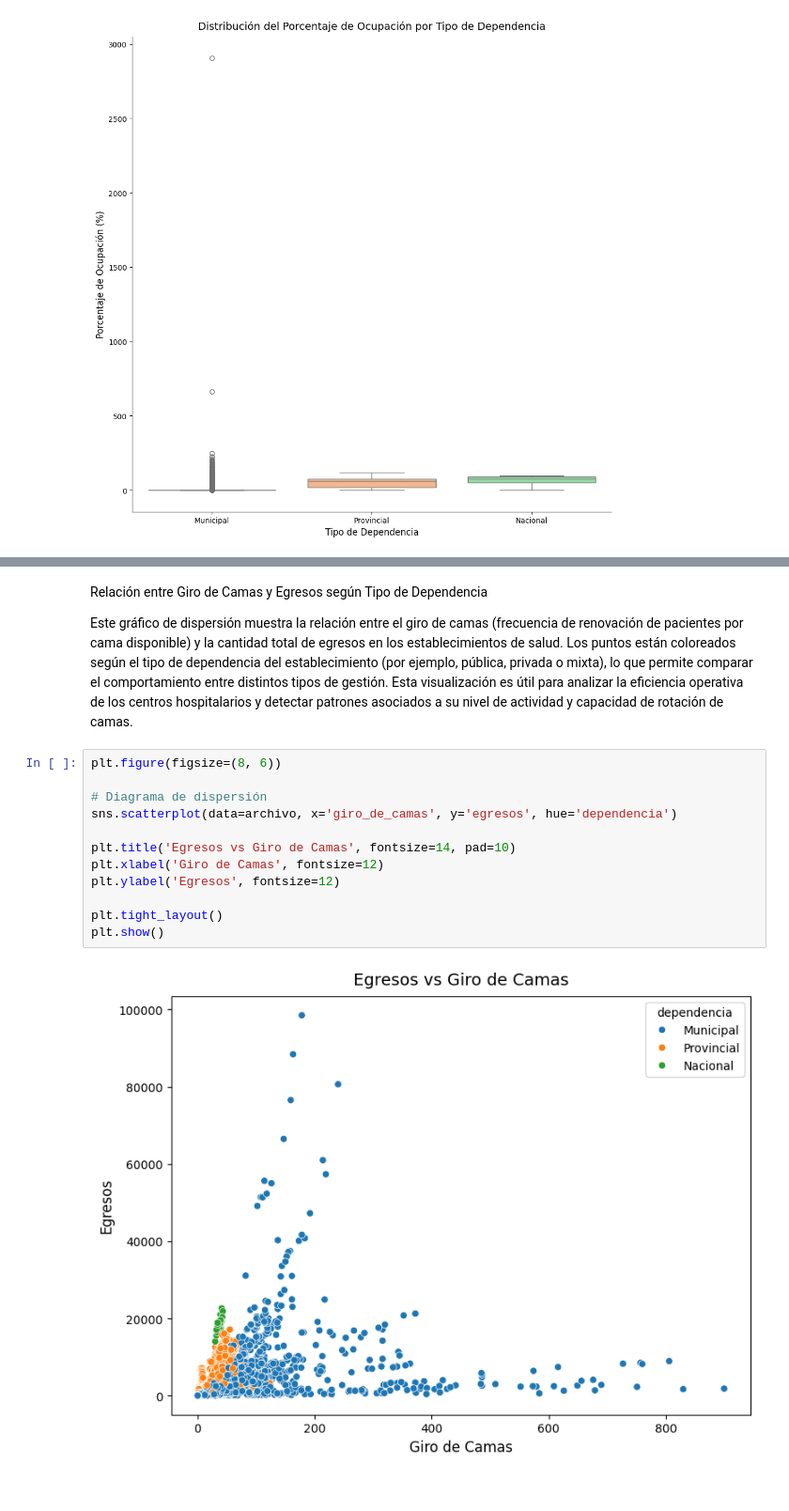
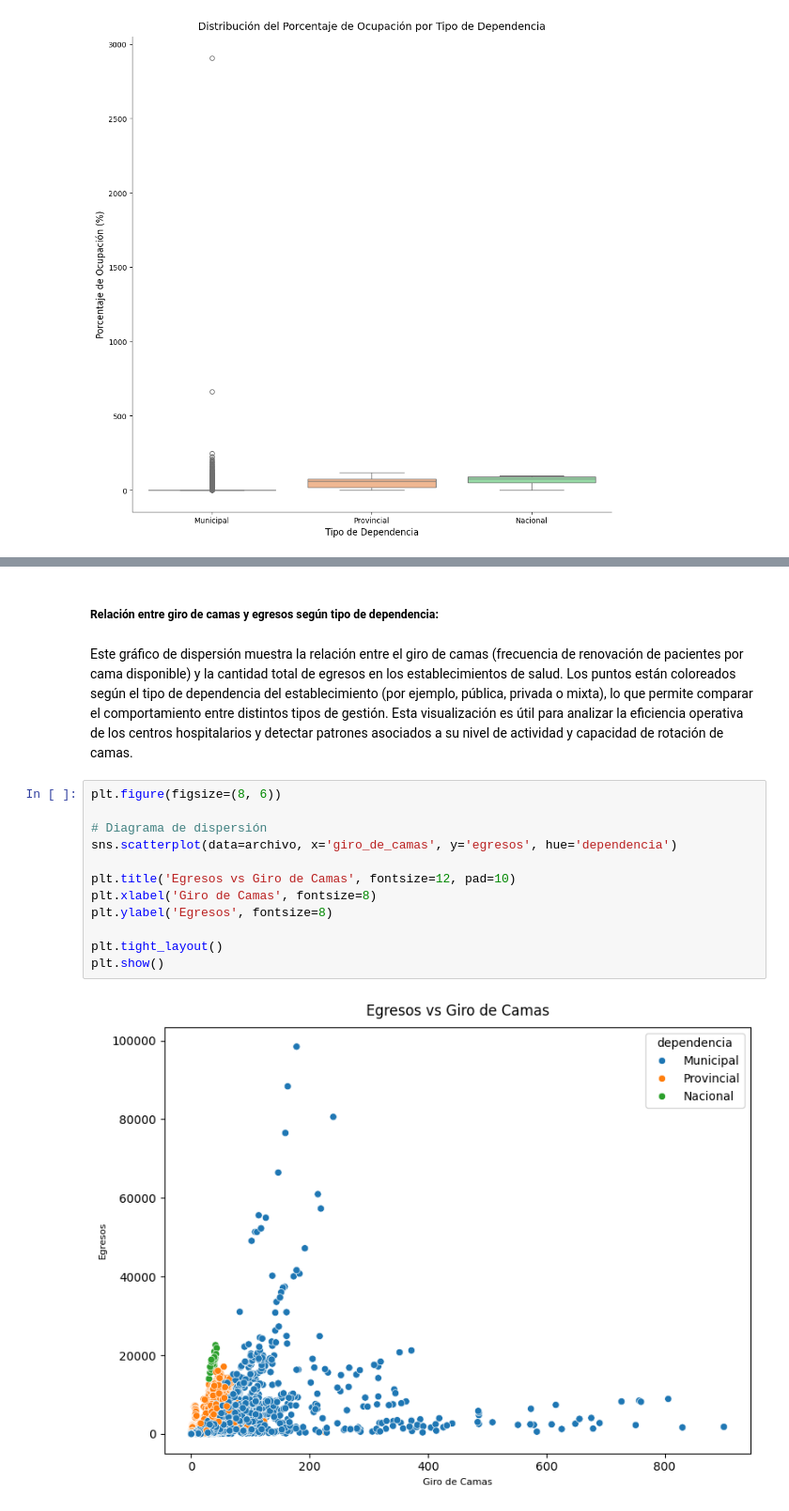
Before and after one commit to valentinafalco/ProyectoFinal-DS-YPF, a Jupyter notebook: 2da PreEntrega/ProyectoFinal.ipynb, the cells around one changed output, grey strips where cells are left out. Shown at 94% size. Saved outputs shown, nothing was run; the diff lists cells and outputs as text.

```diff
--- a/2da PreEntrega/ProyectoFinal.ipynb
+++ b/2da PreEntrega/ProyectoFinal.ipynb
@@ -738,18 +718,18 @@ plt.show()
+# %% [markdown]
+##### Relación entre giro de camas y egresos según tipo de dependencia:
 # %% [markdown]
-Relación entre Giro de Camas y Egresos según Tipo de Dependencia
-
 Este gráfico de dispersión muestra la relación entre el giro de camas (frecuencia de renovación de pacientes por cama disponible) y la cantidad total de egresos en los establecimientos de salud. Los puntos están coloreados según el tipo de dependencia del establecimiento (por ejemplo, pública, privada o mixta), lo que permite comparar el comportamiento entre distintos tipos de gestión. Esta visualización es útil para analizar la eficiencia operativa de los centros hospitalarios y detectar patrones asociados a su nivel de actividad y capacidad de rotación de camas.
 # %%
 plt.figure(figsize=(8, 6))
 
 # Diagrama de dispersión
 sns.scatterplot(data=archivo, x='giro_de_camas', y='egresos', hue='dependencia')
 
-plt.title('Egresos vs Giro de Camas', fontsize=14, pad=10)
-plt.xlabel('Giro de Camas', fontsize=12)
-plt.ylabel('Egresos', fontsize=12)
+plt.title('Egresos vs Giro de Camas', fontsize=12, pad=10)
+plt.xlabel('Giro de Camas', fontsize=8)
+plt.ylabel('Egresos', fontsize=8)
 
 plt.tight_layout()
 plt.show()
 # %% [output]
-[figure, old version]
+[figure, new version]
```
Also changed, not shown: parts of 27 cells of this notebook.
